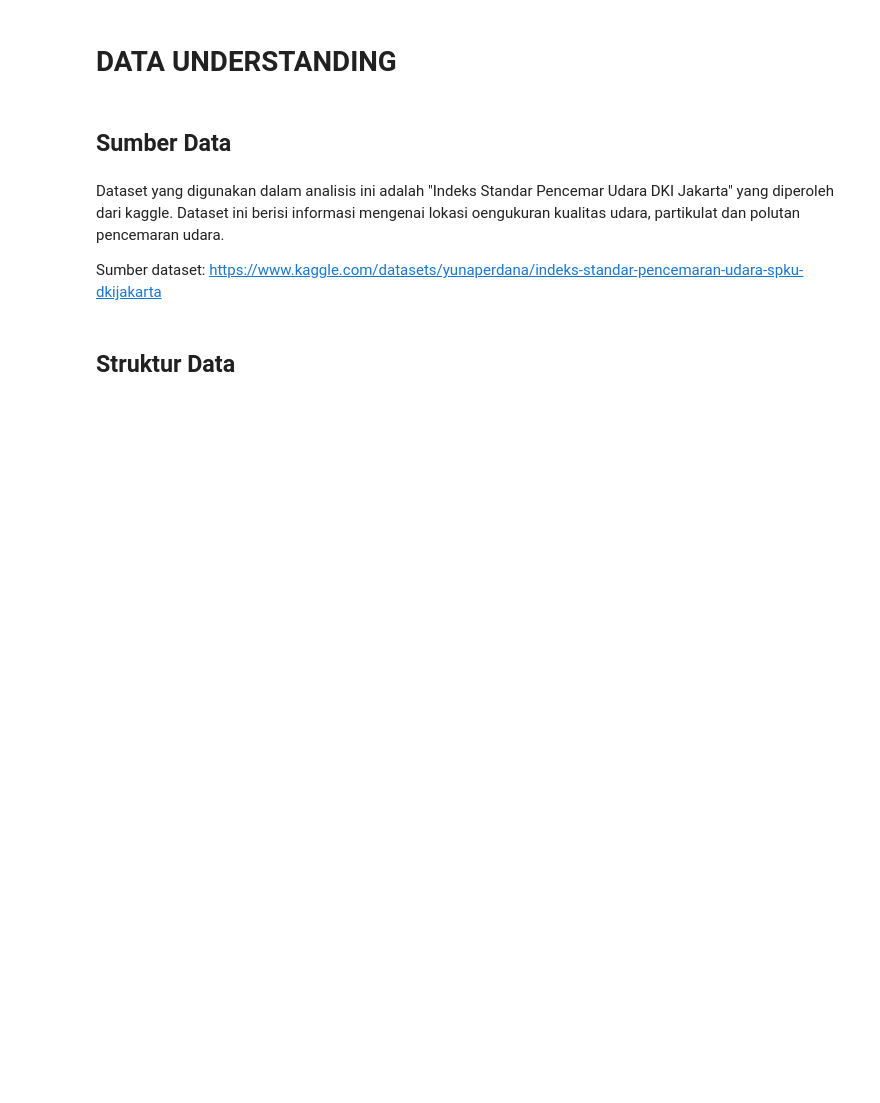
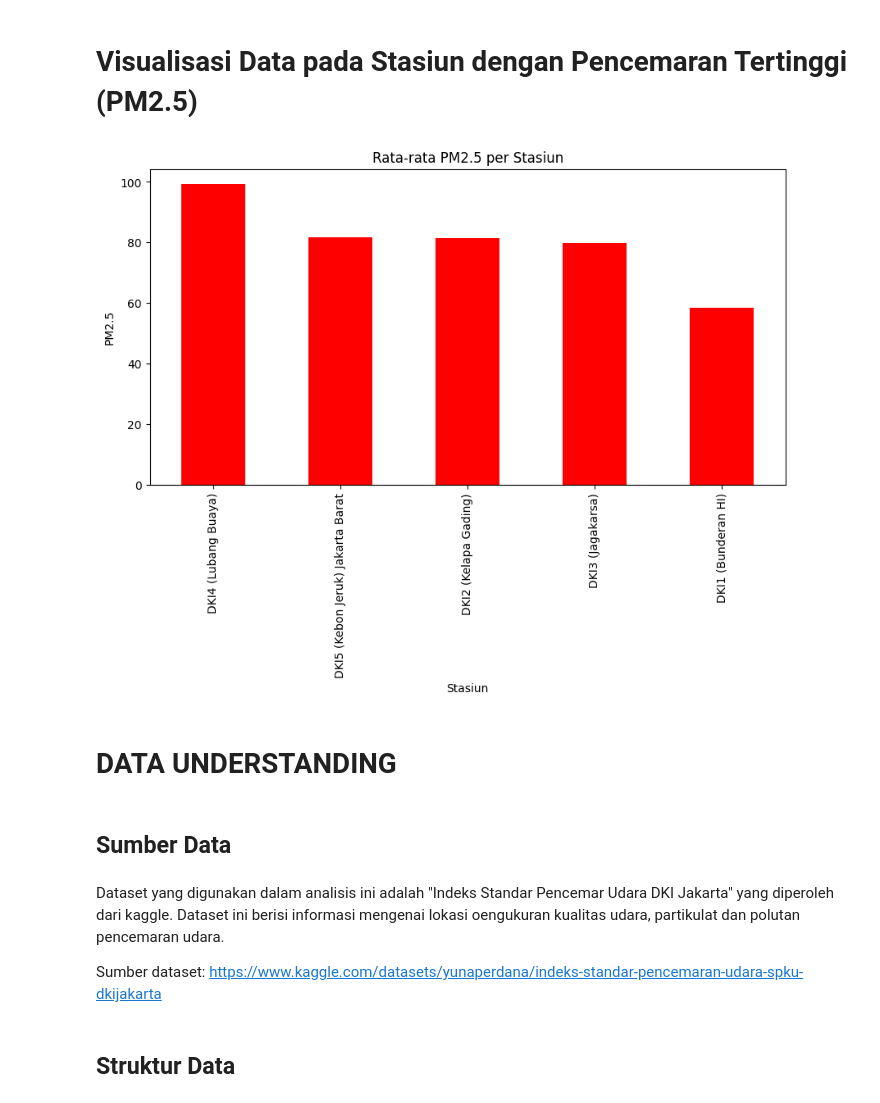
Before and after one commit to Dinaputri111/Dataset, a Jupyter notebook: Checkpoint2_2409116111.ipynb, the cells around one changed output. Saved outputs shown, nothing was run; the diff lists cells and outputs as text; code cells hidden in the pictures; blank space fills up the shorter version.

```diff
--- a/Checkpoint2_2409116111.ipynb
+++ b/Checkpoint2_2409116111.ipynb
@@ -3,3 +145,15 @@
+# %% [markdown]
+# Visualisasi Data pada Stasiun dengan Pencemaran Tertinggi (PM2.5)
+# %%
+import matplotlib.pyplot as plt
+
+df.groupby("stasiun")["pm25"].mean().sort_values(ascending=False).plot(kind='bar', color='red', figsize=(10,5))
+plt.title("Rata-rata PM2.5 per Stasiun")
+plt.xlabel("Stasiun")
+plt.ylabel("PM2.5")
+plt.show()
+# %% [output]
+[figure, added]
 # %% [markdown]
 # DATA UNDERSTANDING
 # %% [markdown]
```
Also changed, not shown: parts of 24 cells of this notebook.
